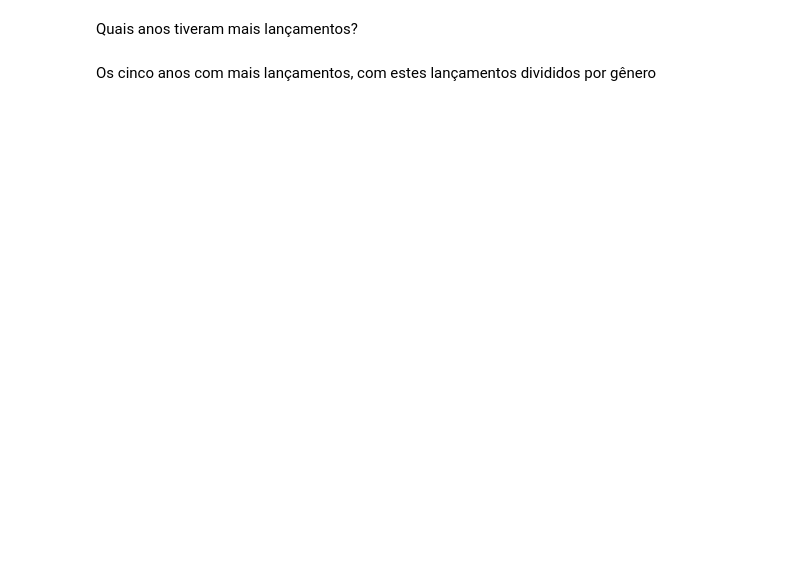
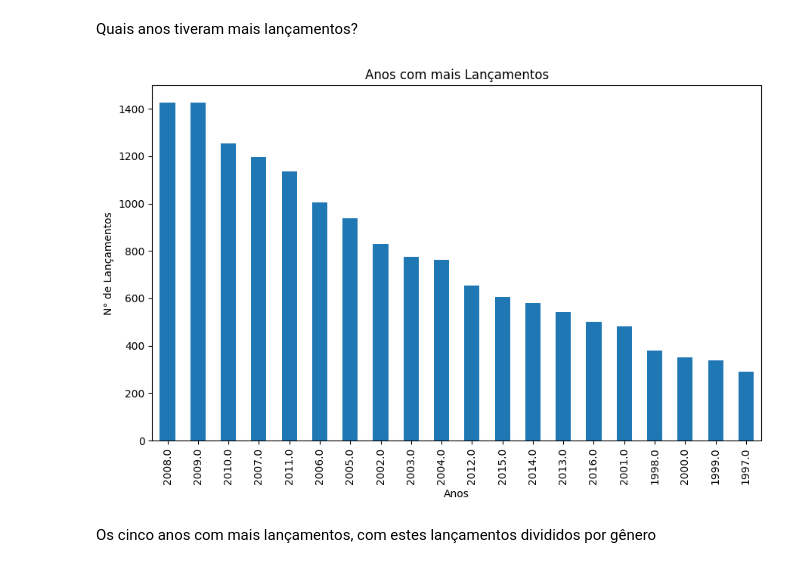
Before and after one commit to repository-italo/webacademy_t4, a Jupyter notebook: 17_ciencia_de_dados/notebook_lab01.json.ipynb, the cells around one changed output. Saved outputs shown, nothing was run; the diff lists cells and outputs as text; code cells hidden in the pictures; blank space fills up the shorter version.

```diff
--- a/17_ciencia_de_dados/notebook_lab01.json.ipynb
+++ b/17_ciencia_de_dados/notebook_lab01.json.ipynb
@@ -14,4 +26,13 @@ Quais gêneros tem mais jogos?
 # %% [markdown]
 Quais anos tiveram mais lançamentos?
+# %%
+vg.Year_of_Release.value_counts().head(20).plot(kind='bar', figsize=(9,6))
+plt.title("Anos com mais Lançamentos")
+plt.xlabel("Anos")
+plt.ylabel("N° de Lançamentos")
+plt.tight_layout()
+plt.show()
+# %% [output]
+[figure, added]
 # %% [markdown]
 Os cinco anos com mais lançamentos, com estes lançamentos divididos por gênero
```
Also changed, not shown: parts of 27 cells of this notebook, 1 other file.
